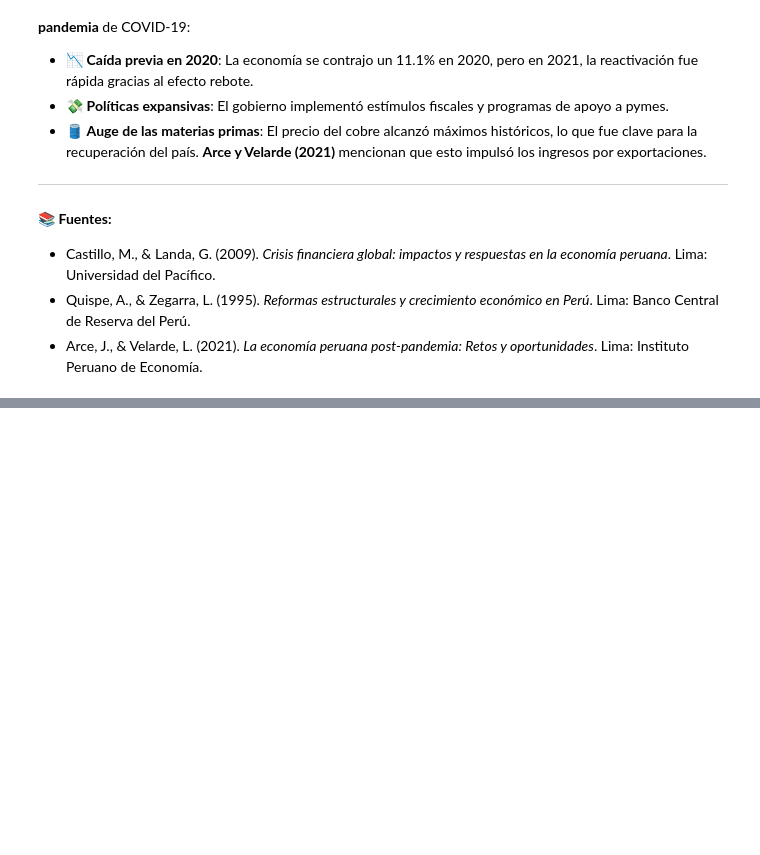
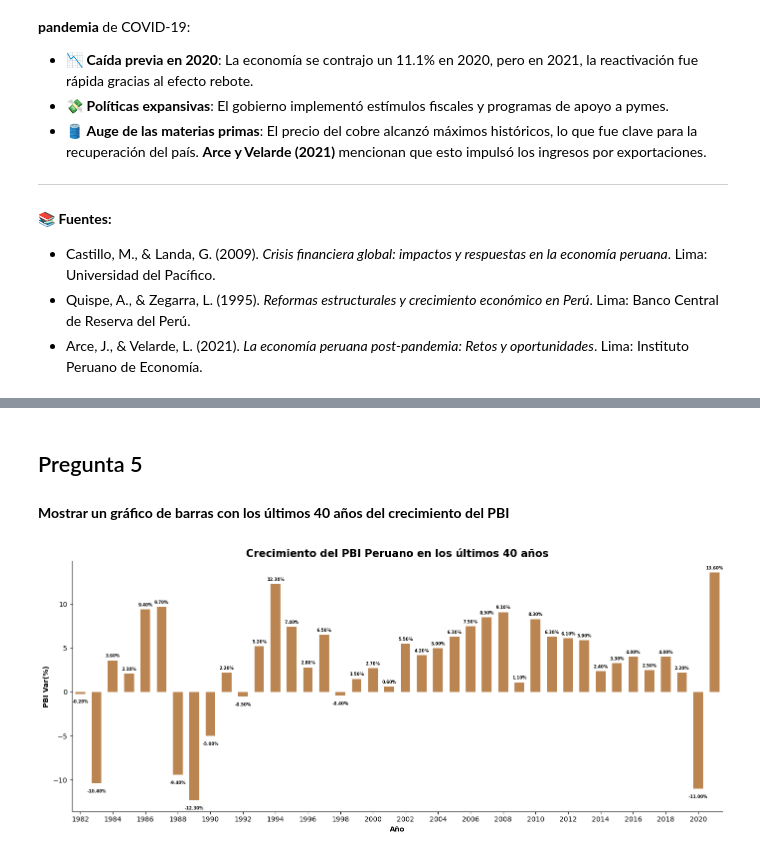
Before and after one commit to Luivelo/Expresate_Peru_con_Datos_2024_Team_GPT, a Jupyter notebook: Proyecto/Storytelling_working_enviroment.ipynb, the cells around one changed output, grey strips where cells are left out. Saved outputs shown, nothing was run; the diff lists cells and outputs as text; code cells hidden in the pictures; blank space fills up the shorter version.

```diff
--- a/Proyecto/Storytelling_working_enviroment.ipynb
+++ b/Proyecto/Storytelling_working_enviroment.ipynb
@@ -294,0 +416,49 @@ data_10_years = data_10_years[['Año', 'Peru_PBI_por', 'PBI']].nlargest(10, 'Per
+# %% [markdown]
+## Pregunta 5
+#### **Mostrar un gráfico de barras con los últimos 40 años del crecimiento del PBI**
+# %%
+import matplotlib.pyplot as plt
+import seaborn as sns
+
+# Filtrar los últimos 40 años
+data_last_40_years = data.copy()
+data_last_40_years['Año'] = data_last_40_years['Año'].astype(int)
+data_last_40_years = data_last_40_years.sort_values(by='Año', ascending=False).head(40)
+data_last_40_years = data_last_40_years.sort_values(by='Año')  # Ordenar por año de menor a mayor
+
+# Crear el gráfico de barras
+fig, ax = plt.subplots(figsize=(14, 6))
+bars = sns.barplot(x='Año', y='Peru_PBI_por', data=data_last_40_years, color='peru', width=0.6)
+
+# Añadir etiquetas de porcentaje de variación a cada barra
+for i, bar in enumerate(bars.patches):
+    height = bar.get_height()
+    if height < 0:
+        ax.annotate(f'{height:.2f}%',
+                xy=(bar.get_x() + bar.get_width() / 2, height),
+                xytext=(0, -15),  # -15 puntos de desplazamiento vertical
+                textcoords="offset points",
+                ha='center', va='bottom', fontsize=6, color='black', weight='bold')
+    else:
+        ax.annotate(f'{height:.2f}%',
+                xy=(bar.get_x() + bar.get_width() / 2, height),
+                xytext=(0, 3),  # 3 puntos de desplazamiento vertical
+                textcoords="offset points",
+                ha='center', va='bottom', fontsize=6, color='black', weight='bold')
+
+# Limpiar bordes innecesarios del gráfico
+sns.despine(left=False, bottom=False)
+
+# Añadir título y etiquetas
+plt.title("Crecimiento del PBI Peruano en los últimos 40 años", weight='bold', size=15)
+ax.set_xlabel("Año", weight='bold', size=10)
+ax.set_ylabel("PBI Var(%)", weight='bold', size=10)
+ax.set_xticks(ax.get_xticks()[::2])
+
+
+# Ajustar diseño y mostrar gráfico
+plt.grid(False)
+plt.tight_layout()
+plt.show()
+# %% [output]
+[figure, added]
```
Also changed, not shown: parts of 9 cells of this notebook.
